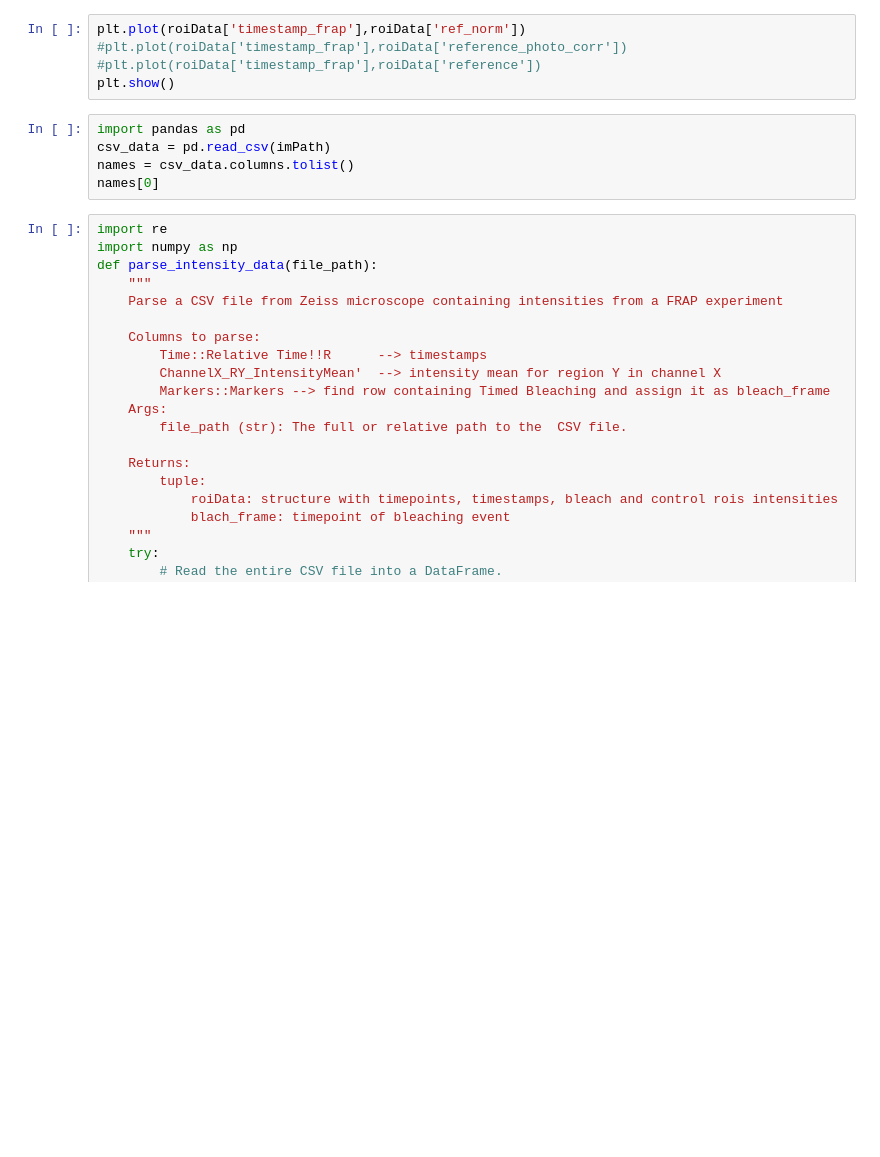
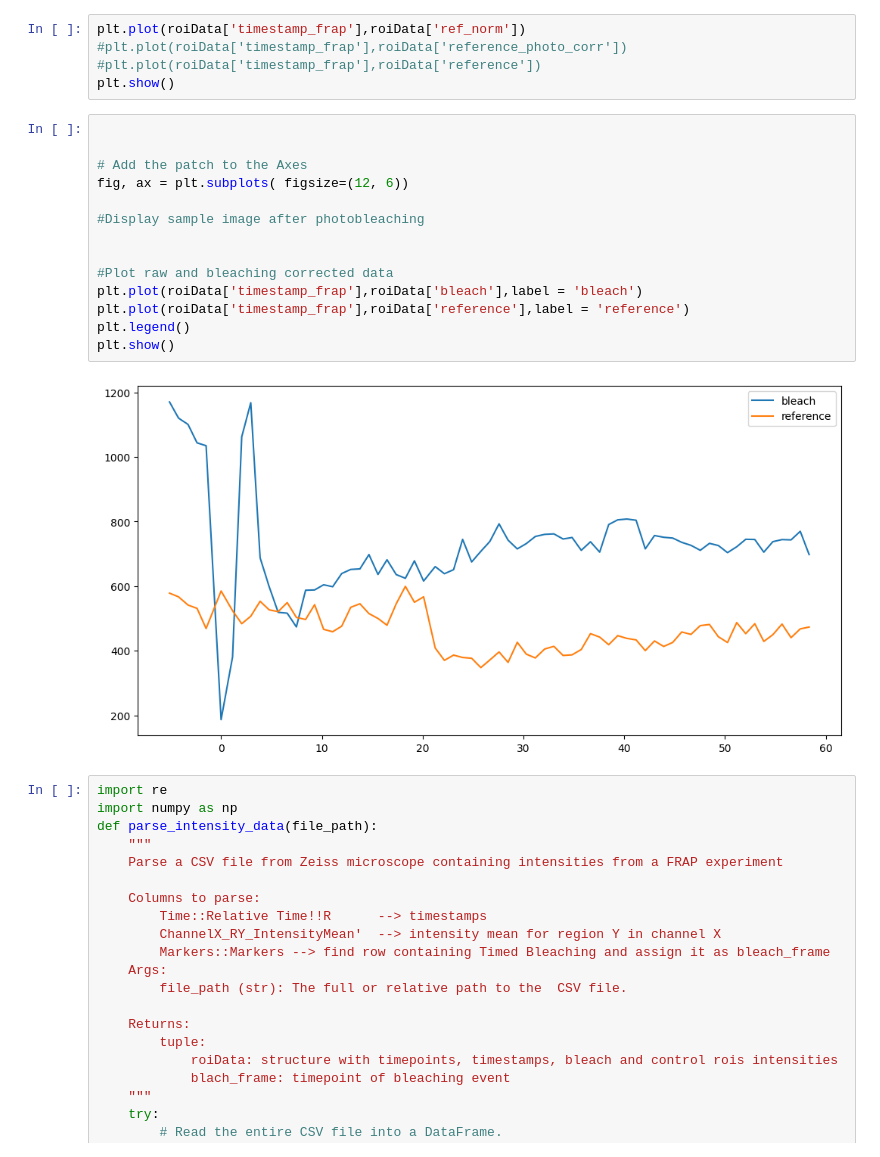
Before and after one commit to amarcosv/FRAP-analysis-younglab, a Jupyter notebook: src/load_test_csv.ipynb, the cells around one changed output. Saved outputs shown, nothing was run; the diff lists cells and outputs as text; blank space fills up the shorter version.

```diff
--- a/src/load_test_csv.ipynb
+++ b/src/load_test_csv.ipynb
@@ -160,11 +161,22 @@ plt.plot(roiData['timestamp_frap'],roiData['ref_norm'])
 #plt.plot(roiData['timestamp_frap'],roiData['reference_photo_corr'])
 #plt.plot(roiData['timestamp_frap'],roiData['reference'])
 plt.show()
-# %%
-import pandas as pd
-csv_data = pd.read_csv(imPath)
-names = csv_data.columns.tolist()
-names[0]
+# %%
+
+
+# Add the patch to the Axes
+fig, ax = plt.subplots( figsize=(12, 6))
+
+#Display sample image after photobleaching
+
+
+#Plot raw and bleaching corrected data
+plt.plot(roiData['timestamp_frap'],roiData['bleach'],label = 'bleach')
+plt.plot(roiData['timestamp_frap'],roiData['reference'],label = 'reference')
+plt.legend()
+plt.show()
+# %% [output]
+[figure, added]
 # %%
 import re
 import numpy as np
```
Also changed, not shown: parts of 1 cell of this notebook, 3 other files.
